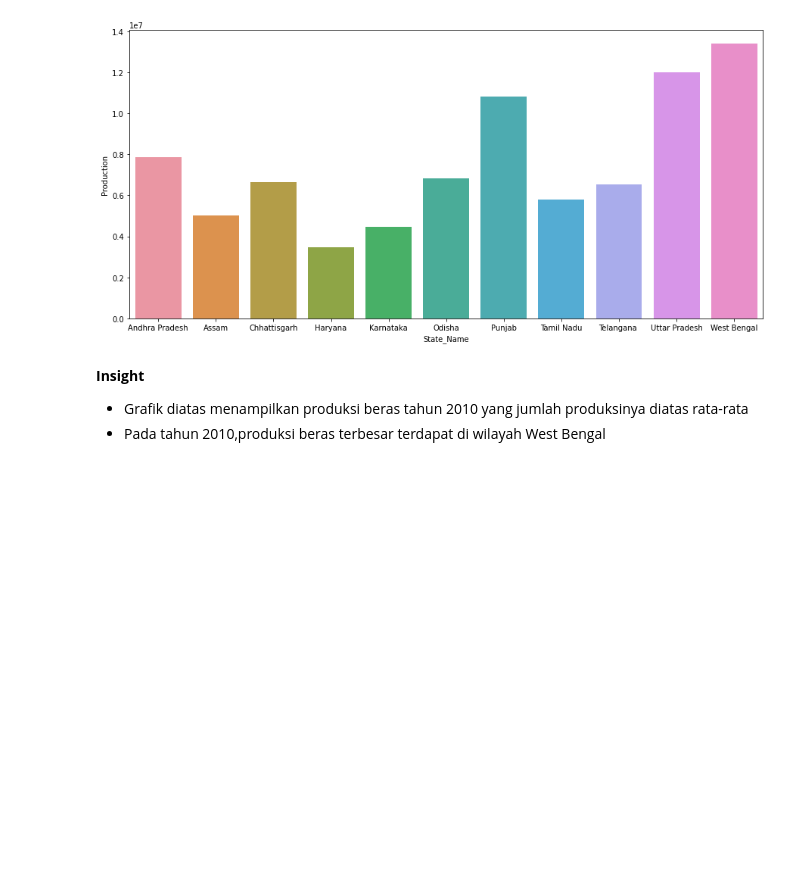
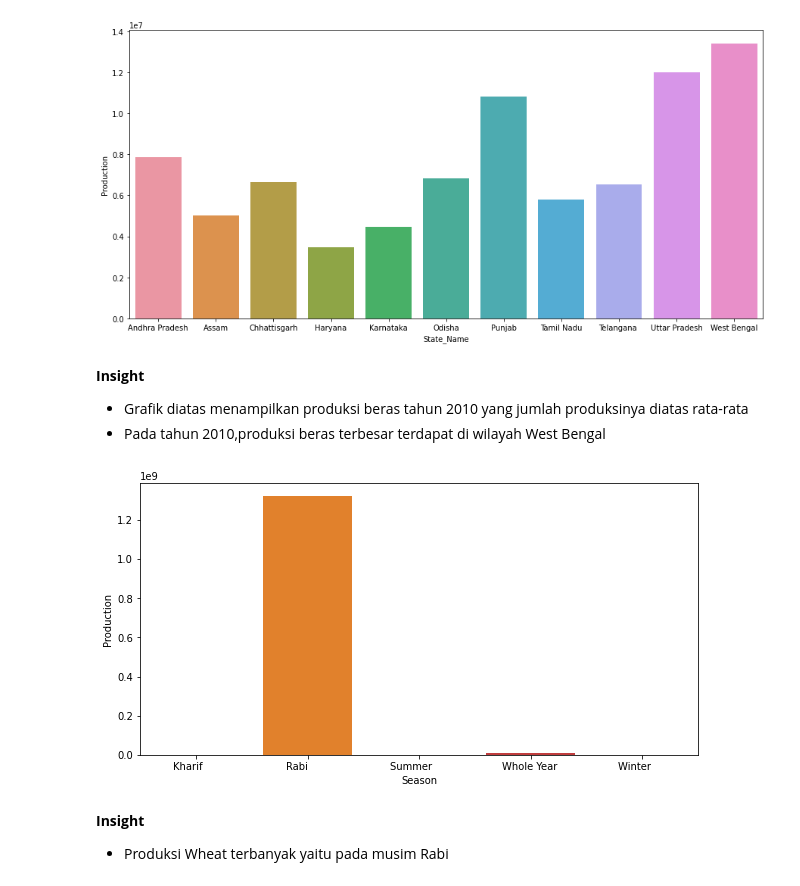
Before and after one commit to Yulianas24/Orbit, a Jupyter notebook: Orbit_week-4/quiz_1.ipynb, the cells around one changed output. Saved outputs shown, nothing was run; the diff lists cells and outputs as text; code cells hidden in the pictures; blank space fills up the shorter version.

```diff
--- a/Orbit_week-4/quiz_1.ipynb
+++ b/Orbit_week-4/quiz_1.ipynb
@@ -134,3 +134,14 @@ plt.show()
 **Insight**
 * Grafik diatas menampilkan produksi beras tahun 2010 yang jumlah produksinya diatas rata-rata
 * Pada tahun 2010,produksi beras terbesar terdapat di wilayah West Bengal
+# %%
+wheat = apy.loc[apy['Crop']=='Wheat']
+data = wheat.groupby('Season').sum()
+plt.figure(figsize = (10,5))
+sns.barplot(data.index, data['Production'])
+plt.show()
+# %% [output]
+[figure, added]
+# %% [markdown]
+**Insight**
+* Produksi Wheat terbanyak yaitu pada musim Rabi
```
